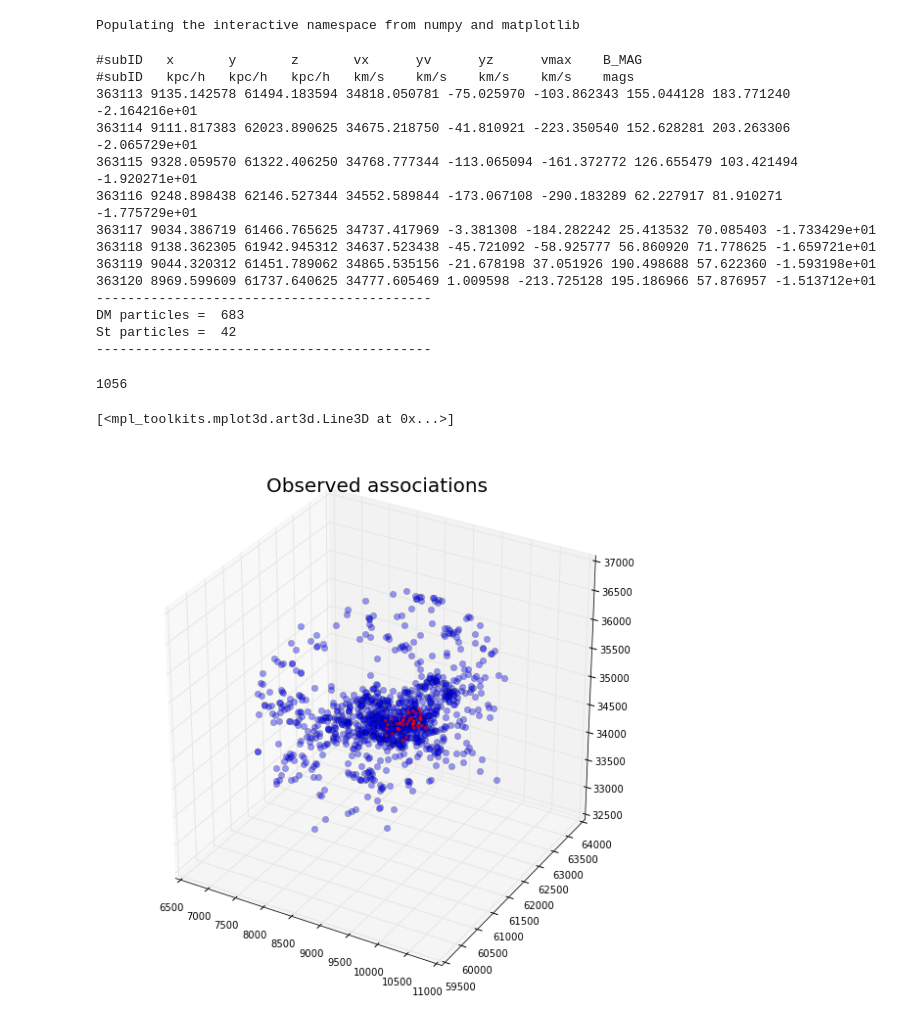
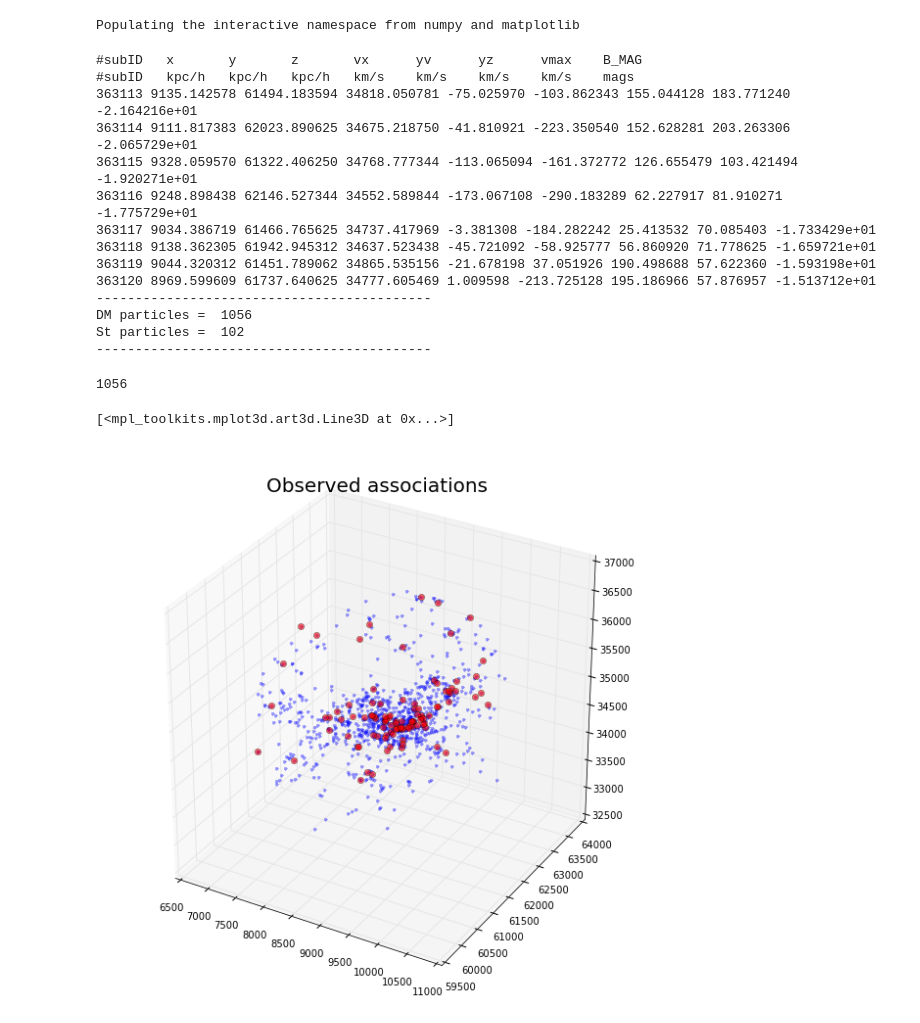
Before and after one commit to jngaravitoc/DwarfAssociations, a Jupyter notebook: code/FOF/Illustris-Associations.ipynb, the cells around one changed output. Drawn from its saved outputs; the diff is of its cells as text; code cells hidden in the pictures.

```diff
--- a/code/FOF/Illustris-Associations.ipynb
+++ b/code/FOF/Illustris-Associations.ipynb
@@ -13,11 +13,11 @@ z = data[:,3]
 Mag = data[:,8]
 index = np.where(Mag<-8)
 index = index[0]
-x_st = x[index1]
-y_st = y[index1]
-z_st = z[index1]
+x_st = x[index]
+y_st = y[index]
+z_st = z[index]
 print "-------------------------------------------"
-print "DM particles = ", len(x_dm)
+print "DM particles = ", len(x)
 print "St particles = ", len(x_st)
 print "-------------------------------------------"
 # %% [output]
@@ -32,19 +32,19 @@ print "-------------------------------------------"
 363119 9044.320312 61451.789062 34865.535156 -21.678198 37.051926 190.498688 57.622360 -1.593198e+01
 363120 8969.599609 61737.640625 34777.605469 1.009598 -213.725128 195.186966 57.876957 -1.513712e+01
 -------------------------------------------
-DM particles =  683
-St particles =  42
+DM particles =  1056
+St particles =  102
 -------------------------------------------
 # %%
 print len(x)
 fig = plt.figure(figsize=(10,10))
 ax = fig.add_subplot(111, projection='3d')
 title("Observed associations", fontsize=20)
-plot(x, y, z, ls='*', marker='o', alpha=0.4)
-plot(x_st, y_st, z_st, ls='*', marker='.', alpha=0.6, c='r')
+plot(x, y, z, ls='*', marker='.', alpha=0.4)
+plot(x_st, y_st, z_st, ls='*', marker='o', alpha=0.6, c='r')
 # %% [output]
 1056
 [<mpl_toolkits.mplot3d.art3d.Line3D at 0x...>]
-[figure, old version]
+[figure, new version]
 # %%
 f = open("Illustris-associtations.dat", "w")
```
Also changed, not shown: parts of 5 cells of this notebook.
